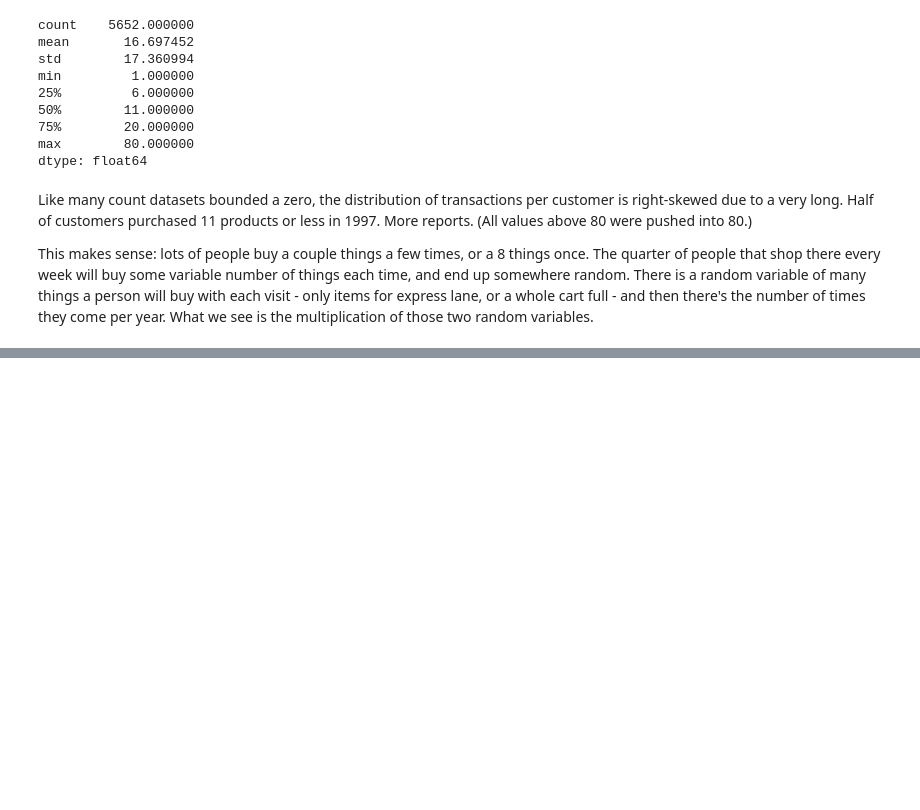
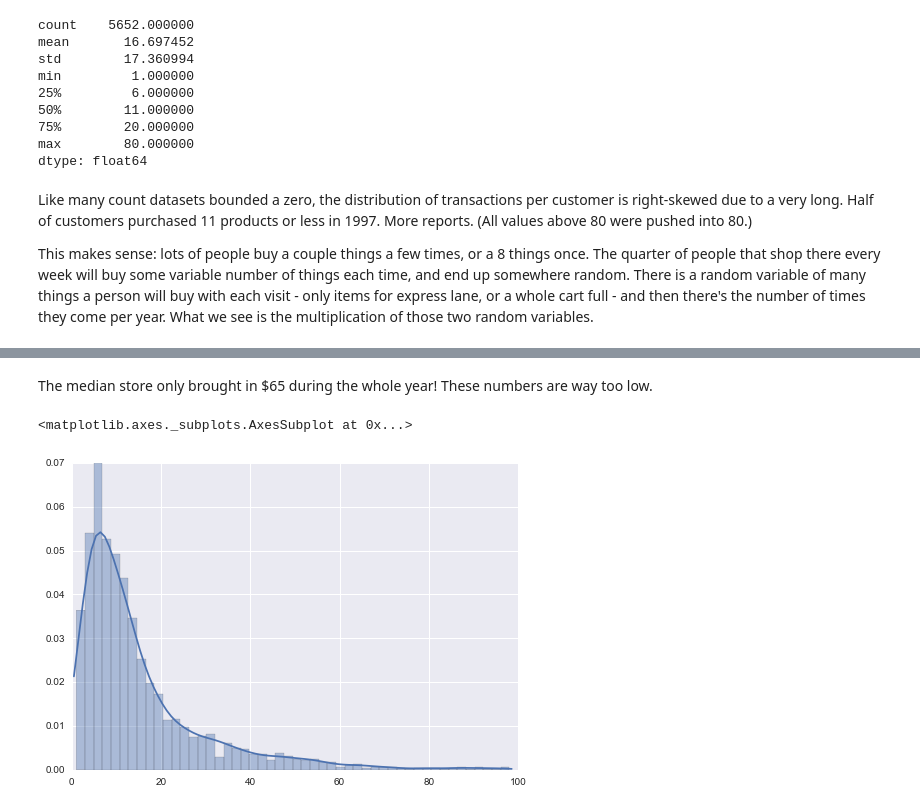
Before and after one commit to jpvelez/foodmart, a Jupyter notebook: notebooks/sanity_check.ipynb, the cells around one changed output, grey strips where cells are left out. Drawn from its saved outputs; the diff is of its cells as text; code cells hidden in the pictures; blank space fills up the shorter version.

```diff
--- a/notebooks/sanity_check.ipynb
+++ b/notebooks/sanity_check.ipynb
@@ -142,0 +380,9 @@ This makes sense: lots of people buy a couple things a few times, or a 8 things
+# %% [markdown]
+The median store only brought in $65 during the whole year! These numbers are way too low.
+# %%
+# Plot number of transactions per store, removing outliers so chart looks ok.
+transactions_per_store = transactions.groupby('store_id').size()
+sns.distplot(transactions_per_store[transactions_per_store  < 100])
+# %% [output]
+<matplotlib.axes._subplots.AxesSubplot at 0x...>
+[figure, added]
```
Also changed, not shown: parts of 63 cells of this notebook.
